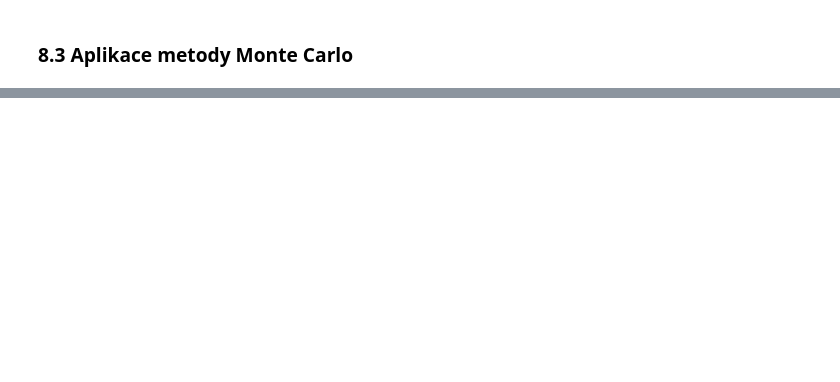
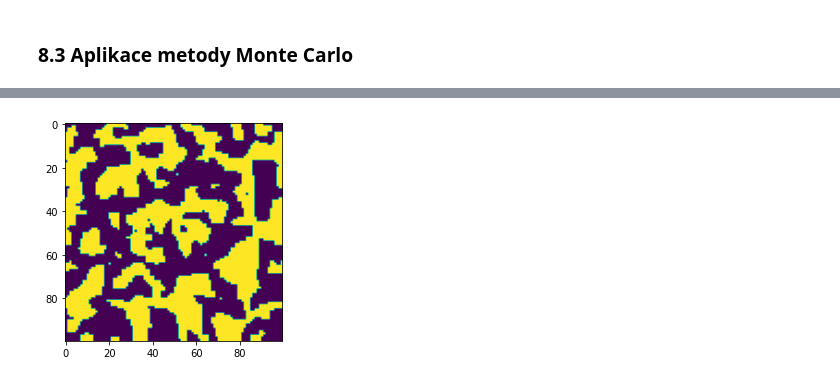
Before and after one commit to pkbcz/MSW2, a Jupyter notebook: 08 monte_carlo.ipynb, the cells around one changed output, grey strips where cells are left out. Drawn from its saved outputs; the diff is of its cells as text; code cells hidden in the pictures; blank space fills up the shorter version.

```diff
--- a/08 monte_carlo.ipynb
+++ b/08 monte_carlo.ipynb
@@ -255,0 +487,54 @@ ax.set_ylabel('Expected Return')
+# %%
+import numpy as np
+from numpy.random import choice, randint, random
+import matplotlib.pyplot as plt
+
+def pocatecni_stav(vyska, sirka):
+    return np.matrix([[choice([-1, 1]) for j in range(sirka)] for i in range(vyska)])
+
+def zobraz_spiny(matice):
+    return plt.imshow(matice)
+
+def vyber_nahodny_spin(matice):
+    return (randint(0, matice.shape[0]), randint(0, matice.shape[1]))
+
+def otoc_spin(matice, spin):
+    matice[spin[0], spin[1]] *= -1
+
+def energie_interakce(matice, i, j):
+    okolni_spiny = [matice[min(i+k, len(matice)-1), min(j+l, len(matice)-1)]
+                    for k in range(-1, 2) for l in range(-1, 2)
+                    if abs(k + l) == 1]
+    return matice[i,j]*sum(okolni_spiny)
+
+def hamiltonian(matice, J=1):
+    return J*sum([energie_interakce(matice, i, j) for i in range(len(matice)) for j in range(len(matice))])
+
+def metropolis(matice, beta, i, j):
+    energie_pred_zmenou = energie_interakce(matice, i, j)
+    otoc_spin(matice, (i, j))
+    energie_po_zmene = energie_interakce(matice, i, j)
+    zmena_energie = -(energie_po_zmene - energie_pred_zmenou)
+    if zmena_energie > 0 and random() > np.exp(-beta*(zmena_energie)):
+        otoc_spin(matice, (i, j))
+    return zmena_energie
+
+def monte_carlo(matice, pocet_iteraci, teplota, energie, J=1):
+    for iterace in range(pocet_iteraci):
+        nahodny_spin = vyber_nahodny_spin(matice)
+        energie.append(energie[-1] + metropolis(matice, beta=1.0/teplota, i=nahodny_spin[0], j=nahodny_spin[1]))
+
+def main():
+    ising = pocatecni_stav(vyska=100, sirka=100)
+    energie = [hamiltonian(ising)]
+    #monte_carlo(matice=ising, pocet_iteraci=10, teplota=1, energie=energie)
+    #monte_carlo(matice=ising, pocet_iteraci=10000, teplota=1, energie=energie)
+    #monte_carlo(matice=ising, pocet_iteraci=100000, teplota=1, energie=energie)
+    monte_carlo(matice=ising, pocet_iteraci=100000, teplota=0.1, energie=energie)
+    zobraz_spiny(ising)
+
+
+if __name__ == "__main__":
+    main()
+# %% [output]
+[figure, added]
```
Also changed, not shown: parts of 38 cells of this notebook, 41 other files.
